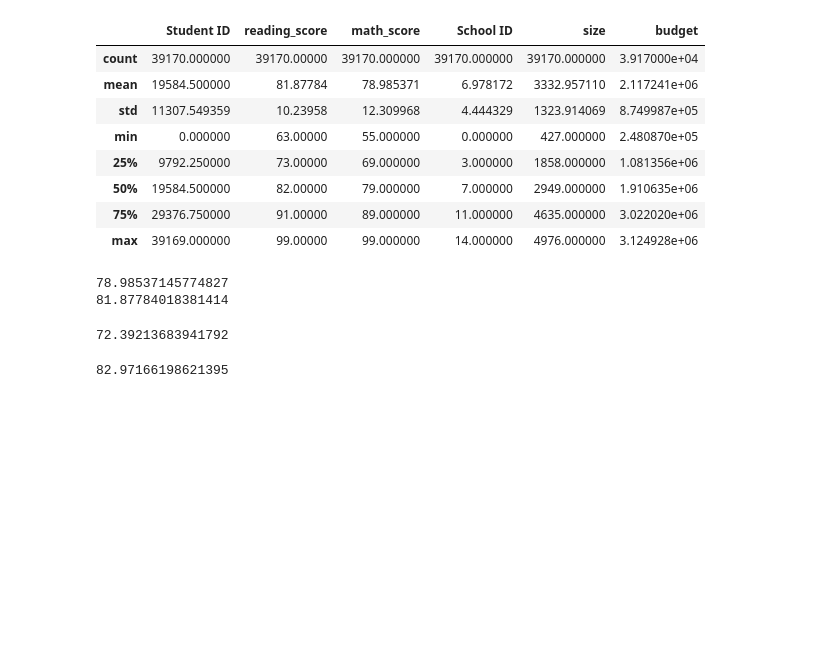
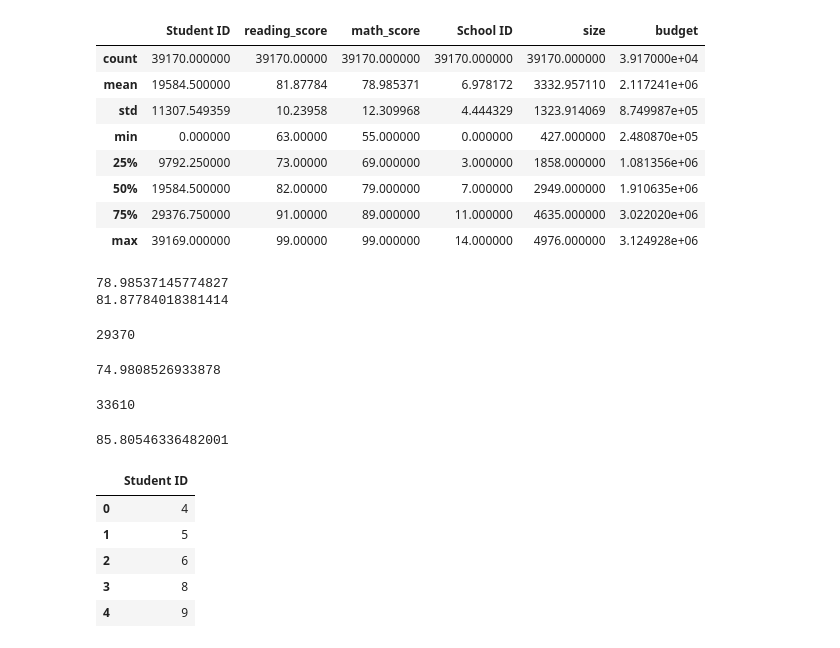
Before and after one commit to mel-c-lowe/Pandas_Challenge, a Jupyter notebook: PyCity_Schools.ipynb, the cells around one changed output. Saved outputs shown, nothing was run; the diff lists cells and outputs as text; code cells hidden in the pictures; blank space fills up the shorter version.

```diff
--- a/PyCity_Schools.ipynb
+++ b/PyCity_Schools.ipynb
@@ -110,30 +112,42 @@ print(average_reading_score)
 # Calculate the precentage of students that pass math
 # Don't do a list, do .loc
 
-passed_math_df = combined_data.loc[combined_data["math_score"] > 70, "student_name"]
+passed_math_df = combined_data.loc[combined_data["math_score"] > 69, "Student ID"]
 # passed_math_df.head()
 
 passed_math_count = len(passed_math_df)
-# passed_math_count
+print(passed_math_count)
 
 passed_math_percent = (passed_math_count / total_students) * 100
 passed_math_percent
 # %% [output]
-72.39213683941792
+29370
+74.9808526933878
 # %%
 # Calculate percentage of students that passed reading
 
-passed_reading_df = combined_data.loc[combined_data["reading_score"] > 70, "student_name"]
+passed_reading_df = combined_data.loc[combined_data["reading_score"] > 69, "Student ID"]
 # passed_reading_df.head()
 
 passed_reading_count = len(passed_reading_df)
-# passed_reading_count
+print(passed_reading_count)
 
 passed_reading_percent = (passed_reading_count / total_students) * 100
 passed_reading_percent
 # %% [output]
-82.97166198621395
+33610
+85.80546336482001
 # %%
 # Calculate the percentage of students that pass BOTH math and reading
+# Merge the dataframes and only include students with data in both
+# Should be an inner merge
 
-# passed_reading_and_math_df =
+passed_reading_and_math_df = pd.merge(passed_math_df, passed_reading_df, on="Student ID")
+passed_reading_and_math_df.head()
+# %% [output]
+|  | Student ID |
+| 0 | 4 |
+| 1 | 5 |
+| 2 | 6 |
+| 3 | 8 |
+| 4 | 9 |
```
Also changed, not shown: parts of 15 cells of this notebook.
